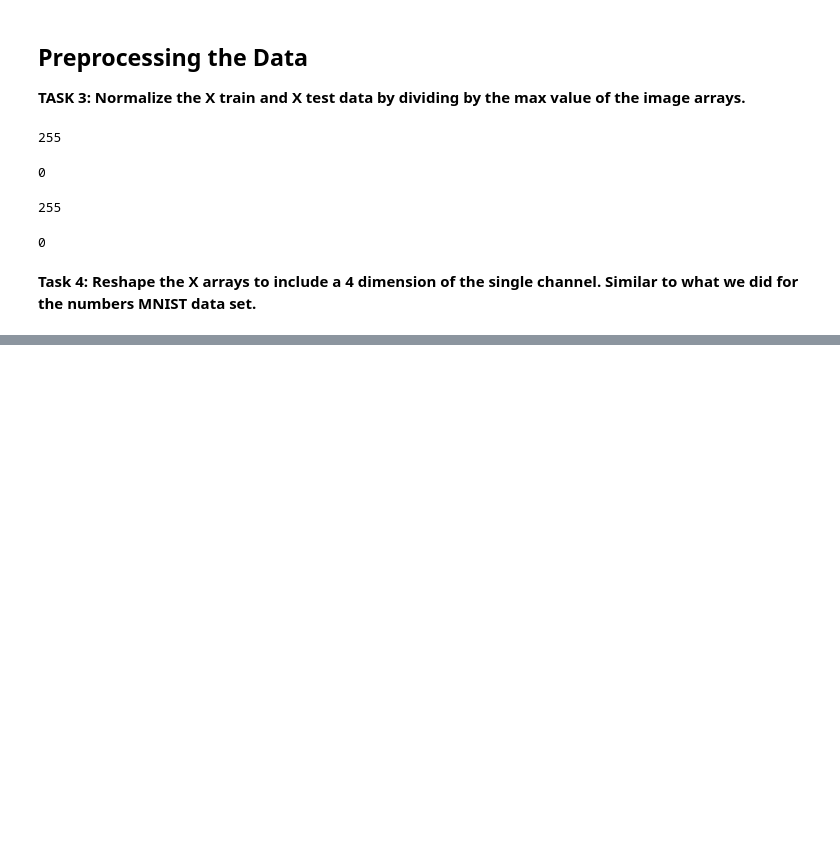
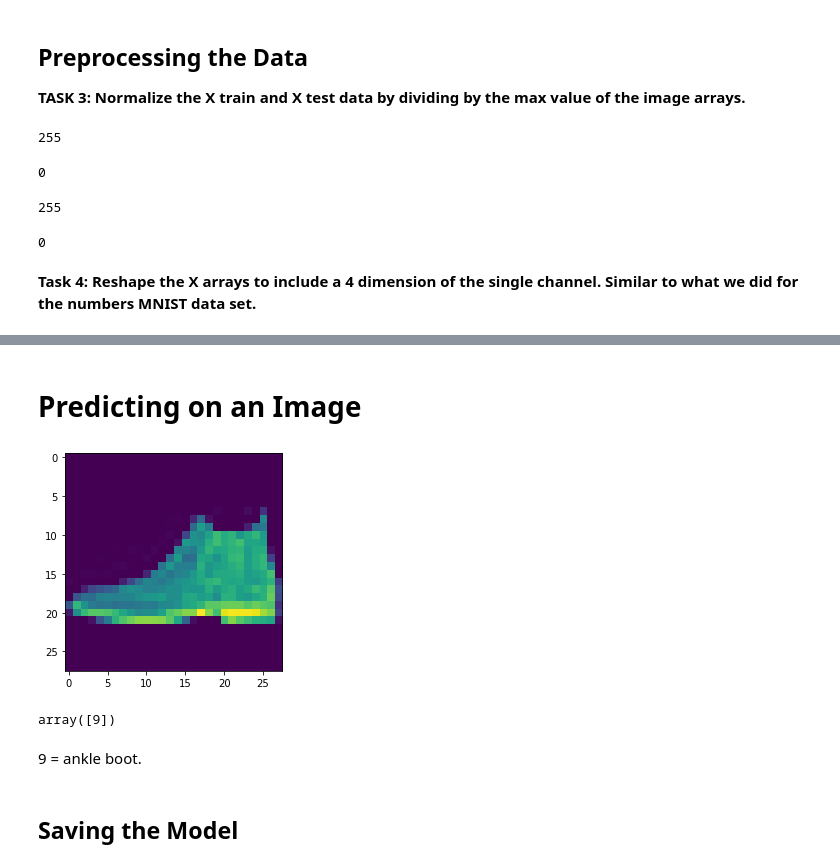
Before and after one commit to jordanfalcao/tensorflow2-deeplearning, a Jupyter notebook: 05-CNNs/04_DL_CNN_Assessment.ipynb, the cells around one changed output, grey strips where cells are left out. Cells and saved outputs as stored; diff of their text form; code cells hidden in the pictures; blank space fills up the shorter version.

```diff
--- a/05-CNNs/04_DL_CNN_Assessment.ipynb
+++ b/05-CNNs/04_DL_CNN_Assessment.ipynb
@@ -85,0 +94,2 @@ x_test = x_test/255
+# %%
+x_test = x_test.reshape(10000, 28, 28, 1)
@@ -85,0 +259,2 @@ x_test = x_test/255
+# %% [markdown]
+# Predicting on an Image
@@ -85,0 +263,13 @@ x_test = x_test/255
+# %%
+plt.imshow(x_test[0].reshape(28,28))
+plt.show()
+# %% [output]
+[figure, added]
+# %%
+np.argmax(model.predict(my_image), axis=-1)
+# %% [output]
+array([9])
+# %% [markdown]
+9 = ankle boot.
+# %% [markdown]
+## Saving the Model
```
Also changed, not shown: parts of 30 cells of this notebook, 1 other file.
